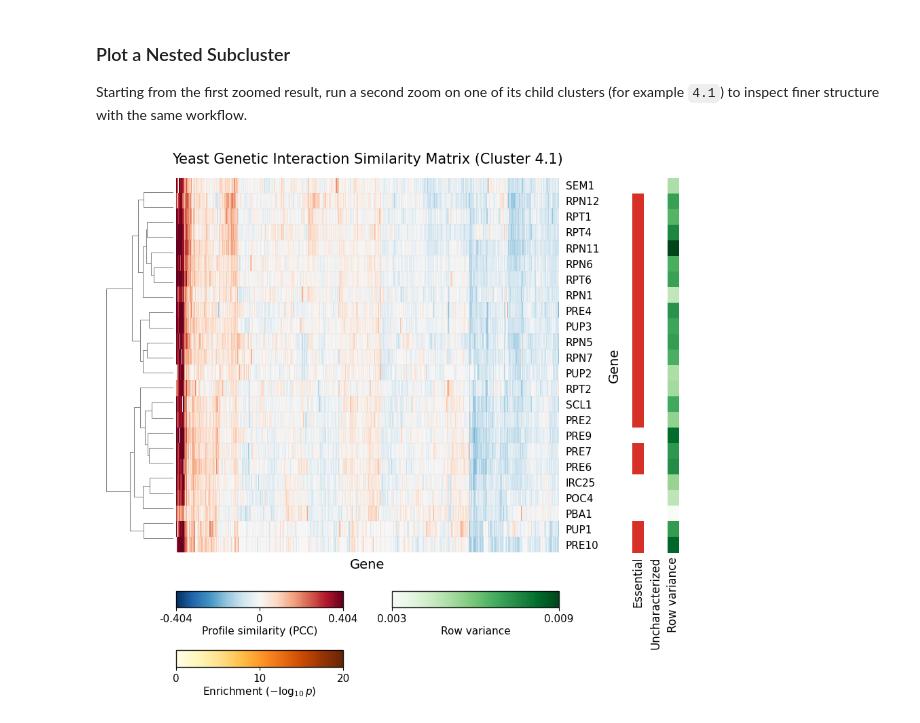
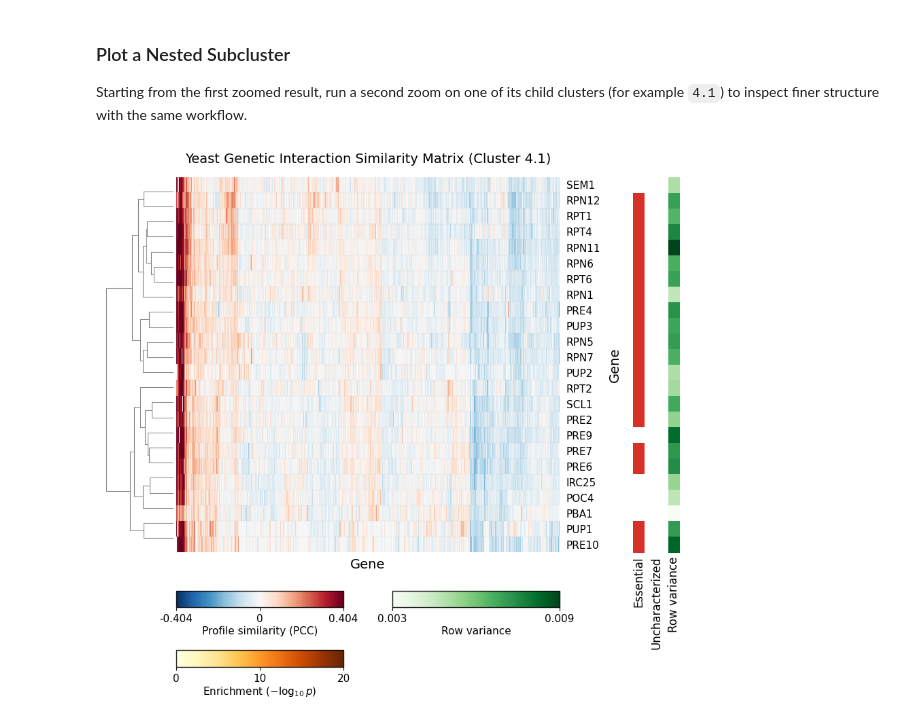
Before and after one commit to himalayas-base/himalayas-docs, a Jupyter notebook: notebooks/quickstart.ipynb, the cells around one changed output. Drawn from its saved outputs; the diff is of its cells as text; code cells hidden in the pictures.

```diff
--- a/notebooks/quickstart.ipynb
+++ b/notebooks/quickstart.ipynb
@@ -781,7 +781,7 @@ plotter = (
     .plot_title(
         f"Yeast Genetic Interaction Similarity Matrix (Cluster {SUBCLUSTER_PATH})",
         color=LABEL_COLOR,
-        fontsize=15,
+        fontsize=14,
     )
     .plot_dendrogram(
         axes=[0.06, 0.16, 0.09, 0.79],
@@ -870,31 +870,31 @@ plotter = (
         cmap="Greens",
         norm=Normalize(subcluster_row_variance_min, subcluster_row_variance_max),
         label="Row variance",
         ticks=[subcluster_row_variance_min, subcluster_row_variance_max],
     )
     .add_colorbar(
         name="enrichment",
         cmap="YlOrBr",
         norm=Normalize(0, 20),
         label=r"Enrichment ($-\log_{10}p$)",
         ticks=[0, 10, 20],
     )
     .plot_colorbars(
         ncols=2,
         height=0.16,
         gap=0.08,
         hpad=0.06,
         vpad=0.09,
         fontsize=11,
         font="DejaVu Sans",
         color=LABEL_COLOR,
         border_color=LABEL_COLOR,
         border_width=1.0,
         border_alpha=0.9,
         tick_decimals=3,
     )
 )
 
 plotter.show()
 # %% [output]
-[figure, old version]
+[figure, new version]
```
Also changed, not shown: parts of 1 cell of this notebook, 1 other file.
